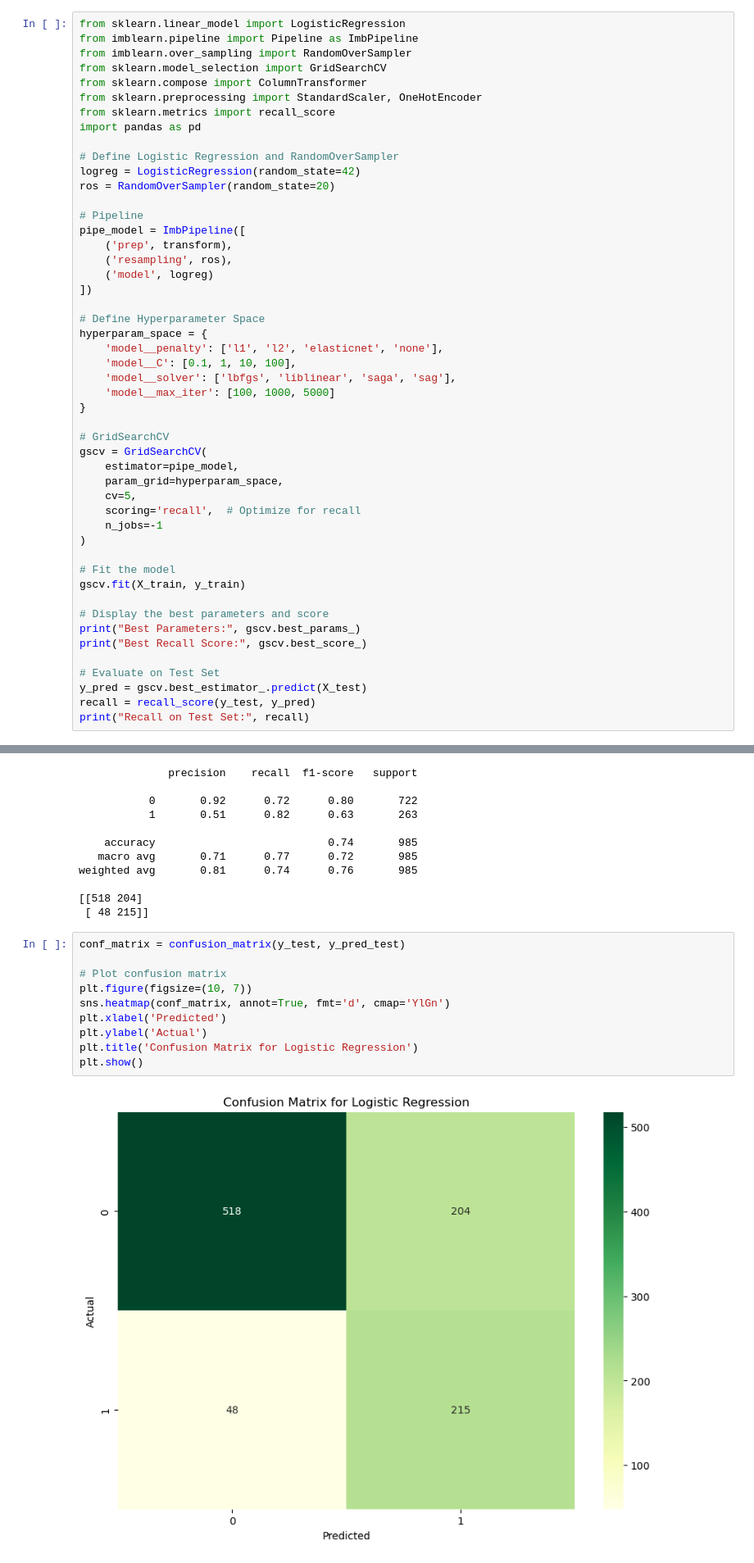
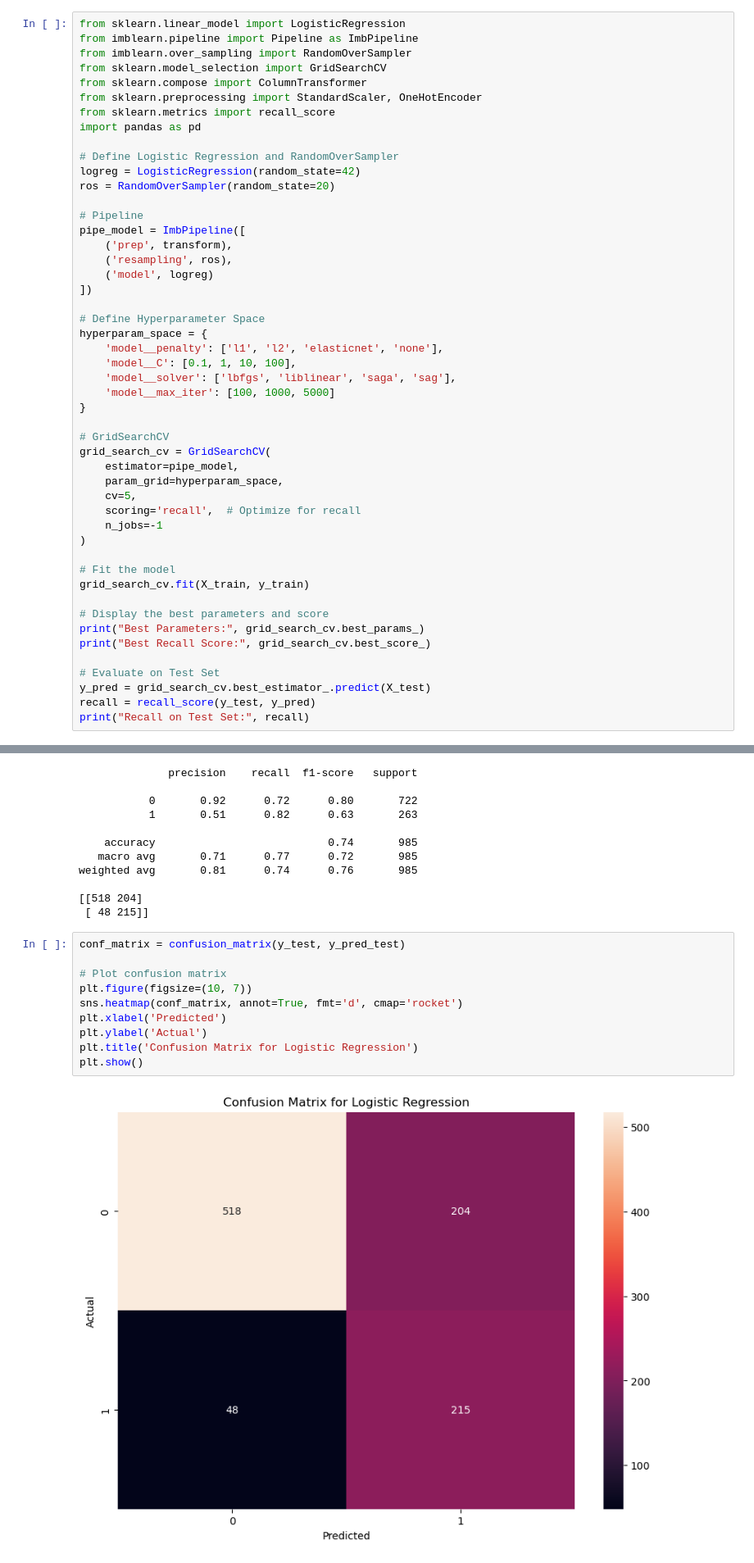
Before and after one commit to fahdmuchammad/Capstone-3-Purwadhika-Machine-learning, a Jupyter notebook: Capstone_3_Muchammad Fahd_Telco.ipynb, the cells around one changed output, grey strips where cells are left out. Shown at 82% size. Saved outputs shown, nothing was run; the diff lists cells and outputs as text.

```diff
--- a/Capstone_3_Muchammad Fahd_Telco.ipynb
+++ b/Capstone_3_Muchammad Fahd_Telco.ipynb
@@ -875,7 +917,7 @@ hyperparam_space = {
 }
 
 # GridSearchCV
-gscv = GridSearchCV(
+grid_search_cv = GridSearchCV(
     estimator=pipe_model,
     param_grid=hyperparam_space,
     cv=5,
@@ -884,14 +926,14 @@ gscv = GridSearchCV(
 )
 
 # Fit the model
-gscv.fit(X_train, y_train)
+grid_search_cv.fit(X_train, y_train)
 
 # Display the best parameters and score
-print("Best Parameters:", gscv.best_params_)
-print("Best Recall Score:", gscv.best_score_)
+print("Best Parameters:", grid_search_cv.best_params_)
+print("Best Recall Score:", grid_search_cv.best_score_)
 
 # Evaluate on Test Set
-y_pred = gscv.best_estimator_.predict(X_test)
+y_pred = grid_search_cv.best_estimator_.predict(X_test)
 recall = recall_score(y_test, y_pred)
 print("Recall on Test Set:", recall)
 # %% [output]
@@ -997,12 +1045,12 @@ weighted avg       0.81      0.74      0.76       985
 # %%
 conf_matrix = confusion_matrix(y_test, y_pred_test)
 
 # Plot confusion matrix
 plt.figure(figsize=(10, 7))
-sns.heatmap(conf_matrix, annot=True, fmt='d', cmap='YlGn')
+sns.heatmap(conf_matrix, annot=True, fmt='d', cmap='rocket')
 plt.xlabel('Predicted')
 plt.ylabel('Actual')
 plt.title('Confusion Matrix for Logistic Regression')
 plt.show()
 # %% [output]
-[figure, old version]
+[figure, new version]
```
Also changed, not shown: parts of 49 cells of this notebook, 1 other file.
